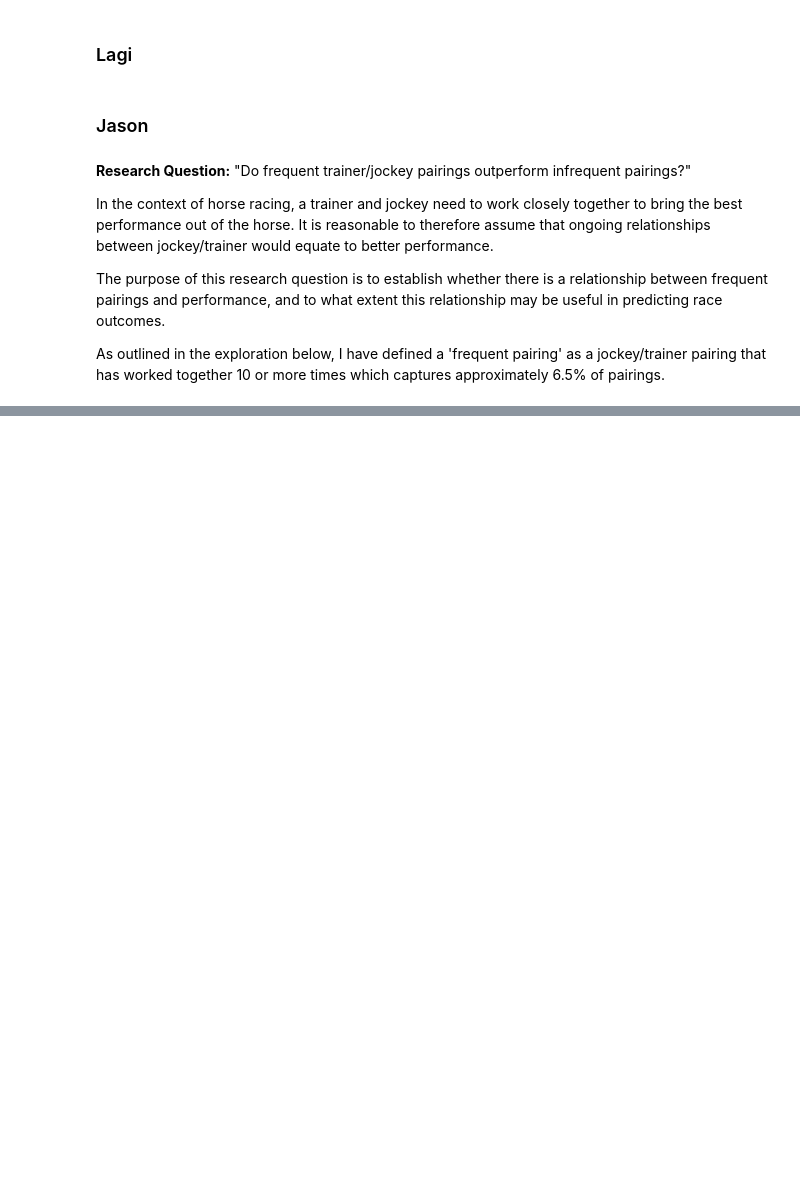
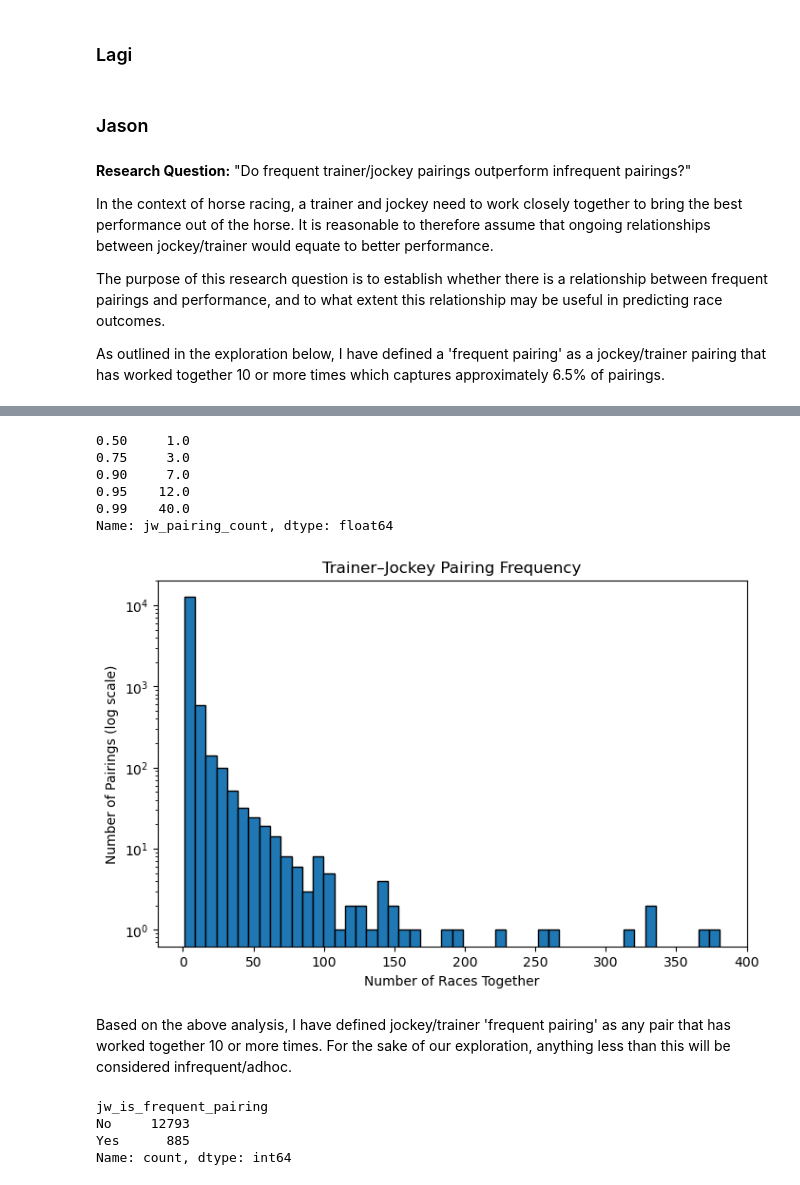
Before and after one commit to Kobeonekenobe/GroupProject3, a Jupyter notebook: GroupProject3.ipynb, the cells around one changed output, grey strips where cells are left out. Drawn from its saved outputs; the diff is of its cells as text; code cells hidden in the pictures; blank space fills up the shorter version.

```diff
--- a/GroupProject3.ipynb
+++ b/GroupProject3.ipynb
@@ -203,3 +203,14 @@ In the context of horse racing, a trainer and jockey need to work closely togeth
 The purpose of this research question is to establish whether there is a relationship between frequent pairings and performance, and to what extent this relationship may be useful in predicting race outcomes.
 
 As outlined in the exploration below, I have defined a 'frequent pairing' as a jockey/trainer pairing that has worked together 10 or more times which captures approximately 6.5% of pairings.
+# %%
+jw_df = cleaned_df.copy()
+
+#calculating jockey/trainer pairing counts
+jw_pairing_counts = (
+    jw_df.groupby(['trainer_id', 'jockey_id'])
+    .size()
+    .reset_index(name='jw_pairing_count')
+    .sort_values('jw_pairing_count', ascending=False)
+)
+jw_pairing_counts.head()
@@ -205,0 +237,33 @@ As outlined in the exploration below, I have defined a 'frequent pairing' as a j
+# %%
+jw_pairing_counts['jw_pairing_count'].quantile([0.5, 0.75, 0.9, 0.95, 0.99])
+# %% [output]
+0.50     1.0
+0.75     3.0
+0.90     7.0
+0.95    12.0
+0.99    40.0
+Name: jw_pairing_count, dtype: float64
+# %%
+plt.figure(figsize=(8,5))
+plt.hist(jw_pairing_counts['jw_pairing_count'], bins=50, edgecolor='black', log=True)
+plt.title('Trainer–Jockey Pairing Frequency')
+plt.xlabel('Number of Races Together')
+plt.ylabel('Number of Pairings (log scale)')
+plt.show()
+# %% [output]
+[figure, added]
+# %% [markdown]
+Based on the above analysis, I have defined jockey/trainer 'frequent pairing' as any pair that has worked together 10 or more times. For the sake of our exploration, anything less than this will be considered infrequent/adhoc.
+# %%
+#creating binary value for frequent pairings
+jw_pairing_counts['jw_is_frequent_pairing'] = np.where(
+    jw_pairing_counts['jw_pairing_count'] >= 10, 'Yes', 'No'
+)
+
+# count each group
+jw_pairing_counts['jw_is_frequent_pairing'].value_counts()
+# %% [output]
+jw_is_frequent_pairing
+No     12793
+Yes      885
+Name: count, dtype: int64
```
Also changed, not shown: parts of 12 cells of this notebook.
